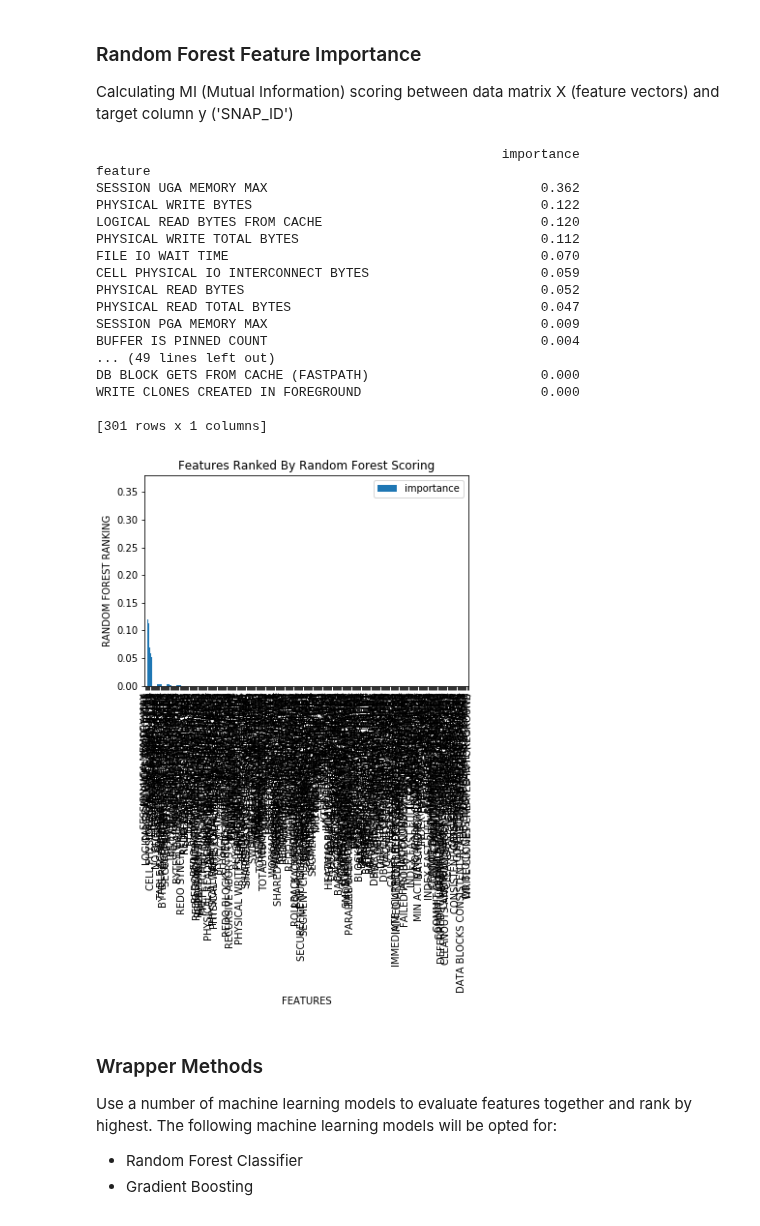
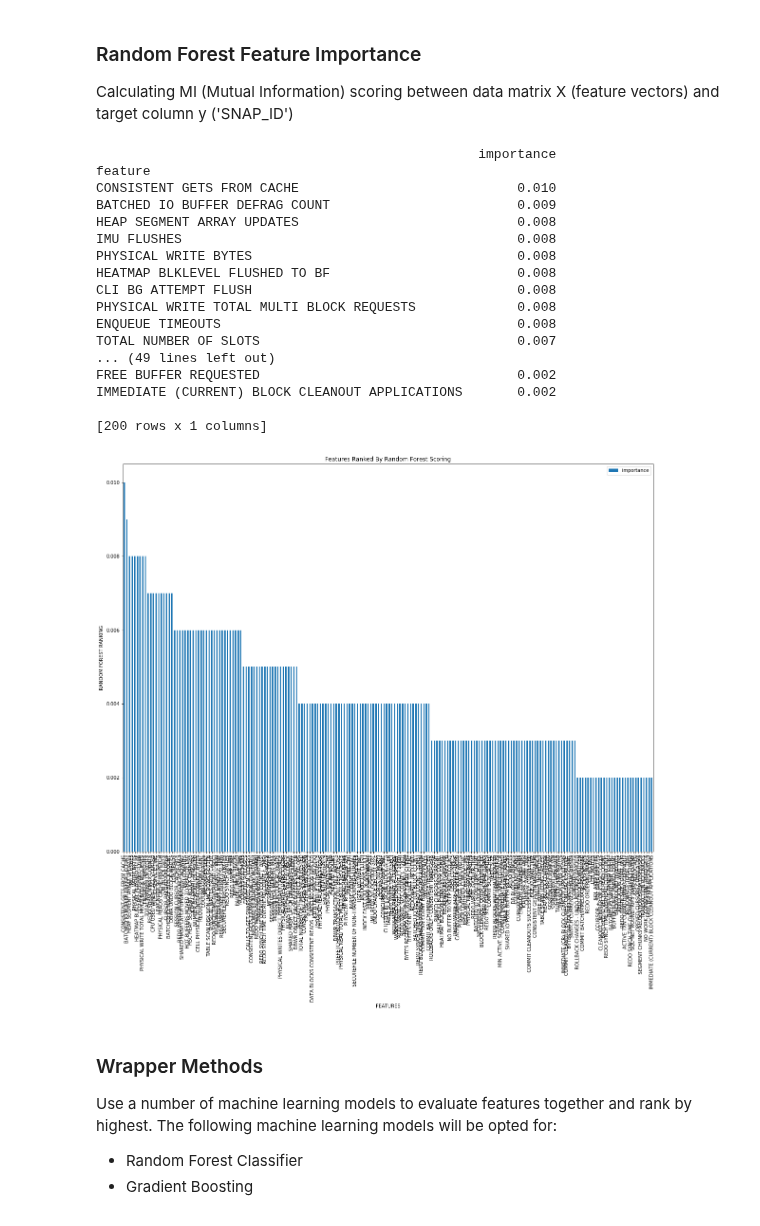
Before and after one commit to eldrad294/ICS5200, a Jupyter notebook: notebook/schedule/TPC-DS1/Schedule TPC-DS1 Feature Selection/Schedule TPC-DS1 Dimensional Reduction (Rep_Hist_Sysstat).ipynb, the cells around one changed output. Drawn from its saved outputs; the diff is of its cells as text; code cells hidden in the pictures.

```diff
--- a/notebook/schedule/TPC-DS1/Schedule TPC-DS1 Feature Selection/Schedule TPC-DS1 Dimensional Reduction (Rep_Hist_Sysstat).ipynb
+++ b/notebook/schedule/TPC-DS1/Schedule TPC-DS1 Feature Selection/Schedule TPC-DS1 Dimensional Reduction (Rep_Hist_Sysstat).ipynb
@@ -476,21 +476,20 @@ class Visualizer:
         except Exception:
             print('Could not plot column: ' + feature_column)
 
-    def plot_boxplot(self, feature_columns=None):
+    def plot_boxplot(self, feature_column=None):
         """
         Plots quartile plots to estimate mean and sigma (std dev).
-        :param feature_colums: (List) List of feature columns. Overrides parameter used in class constructor.
+        :param feature_column: (String) String denoting feature column. Overrides parameter used in class constructor.
         :return: None
         """
         df = self.__df
 
         try:
-            for feature_column in feature_columns:
-                df[feature_column] = df[feature_column].astype(int)
-            df.boxplot(column=feature_columns, figsize=(12,8), grid=True)
-            plt.title(self.__tpc_type + ' ' + str(feature_columns))
+            df[feature_column] = df[feature_column].astype(float)
+            df.boxplot(column=feature_column, figsize=(12,8), grid=True)
+            plt.title(self.__tpc_type + ' ' + str(feature_column))
             plt.show()
-        except Exception:
+        except ValueError:
             print('Could not plot column: ' + feature_column)
 
 vis = Visualizer(df=rep_hist_sysstat_df,
@@ -783,10 +782,10 @@ print('\n')
 # rep_hist_sysstat_df_pruned_norm = Normalizer.robust_scaler(dataframe=rep_hist_sysstat_df_pruned)
 #
 # MINMAX SCALER
-# rep_hist_sysstat_df_pruned_norm = Normalizer.minmax_scaler(dataframe=rep_hist_sysstat_df_prunedt)
+rep_hist_sysstat_df_pruned_norm = Normalizer.minmax_scaler(dataframe=rep_hist_sysstat_df_pruned)
 #
 # NORMALIZER
-rep_hist_sysstat_df_pruned_norm = Normalizer.normalize(dataframe=rep_hist_sysstat_df_pruned)
+#rep_hist_sysstat_df_pruned_norm = Normalizer.normalize(dataframe=rep_hist_sysstat_df_pruned)
 
 print('\n\n------------------AFTER------------------')
 print('------------------REP_HIST_SYSSTAT------------------')
@@ -815,3 +818,6 @@ print(rep_hist_sysstat_df_pruned_norm.head())
+# %%
+y_labels = rep_hist_sysstat_df_pruned['SNAP_ID']
+del rep_hist_sysstat_df_pruned_norm['SNAP_ID']
 # %% [markdown]
 # Filter Methods
 
@@ -875,7 +881,7 @@ class FeatureImportance:
         headers = X_df.columns
         X_df = X_df.values
         y_df = y_df.values
-        rfr = RandomForestRegressor(n_estimators=1000,
+        rfr = RandomForestRegressor(n_estimators=X_df.shape[1]*10,  # Use 10* the number of features
                                     n_jobs=parallel_degree)
         rfr.fit(X_df, y_df)
         importances = pd.DataFrame({'feature':headers,
@@ -924,27 +946,27 @@ Calculating MI (Mutual Information) scoring between data matrix X (feature vecto
 # %%
 FeatureImportance.rfr_ranking(top_n_features=top_n_features,
                               X_df=rep_hist_sysstat_df_pruned_norm,
-                              y_df=rep_hist_sysstat_df_pruned['SNAP_ID'],
+                              y_df=y_labels,
                               parallel_degree=parallel_degree)
 # %% [output]
-                                                    importance
+                                                 importance
 feature
-SESSION UGA MEMORY MAX                                   0.362
-PHYSICAL WRITE BYTES                                     0.122
-LOGICAL READ BYTES FROM CACHE                            0.120
-PHYSICAL WRITE TOTAL BYTES                               0.112
-FILE IO WAIT TIME                                        0.070
-CELL PHYSICAL IO INTERCONNECT BYTES                      0.059
-PHYSICAL READ BYTES                                      0.052
-PHYSICAL READ TOTAL BYTES                                0.047
-SESSION PGA MEMORY MAX                                   0.009
-BUFFER IS PINNED COUNT                                   0.004
+CONSISTENT GETS FROM CACHE                            0.010
+BATCHED IO BUFFER DEFRAG COUNT                        0.009
+HEAP SEGMENT ARRAY UPDATES                            0.008
+IMU FLUSHES                                           0.008
+PHYSICAL WRITE BYTES                                  0.008
+HEATMAP BLKLEVEL FLUSHED TO BF                        0.008
+CLI BG ATTEMPT FLUSH                                  0.008
+PHYSICAL WRITE TOTAL MULTI BLOCK REQUESTS             0.008
+ENQUEUE TIMEOUTS                                      0.008
+TOTAL NUMBER OF SLOTS                                 0.007
 ... (49 lines left out)
-DB BLOCK GETS FROM CACHE (FASTPATH)                      0.000
-WRITE CLONES CREATED IN FOREGROUND                       0.000
+FREE BUFFER REQUESTED                                 0.002
+IMMEDIATE (CURRENT) BLOCK CLEANOUT APPLICATIONS       0.002
 
-[301 rows x 1 columns]
+[200 rows x 1 columns]
-[figure, old version]
+[figure, new version]
 # %% [markdown]
 ### Wrapper Methods
 
```
Also changed, not shown: parts of 12 cells of this notebook.
